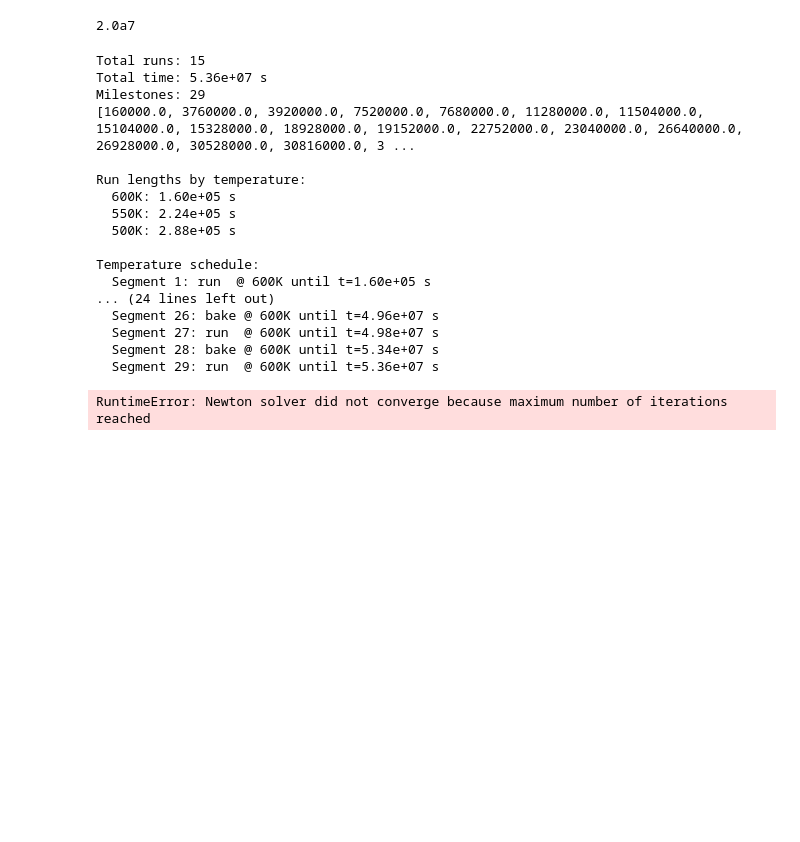
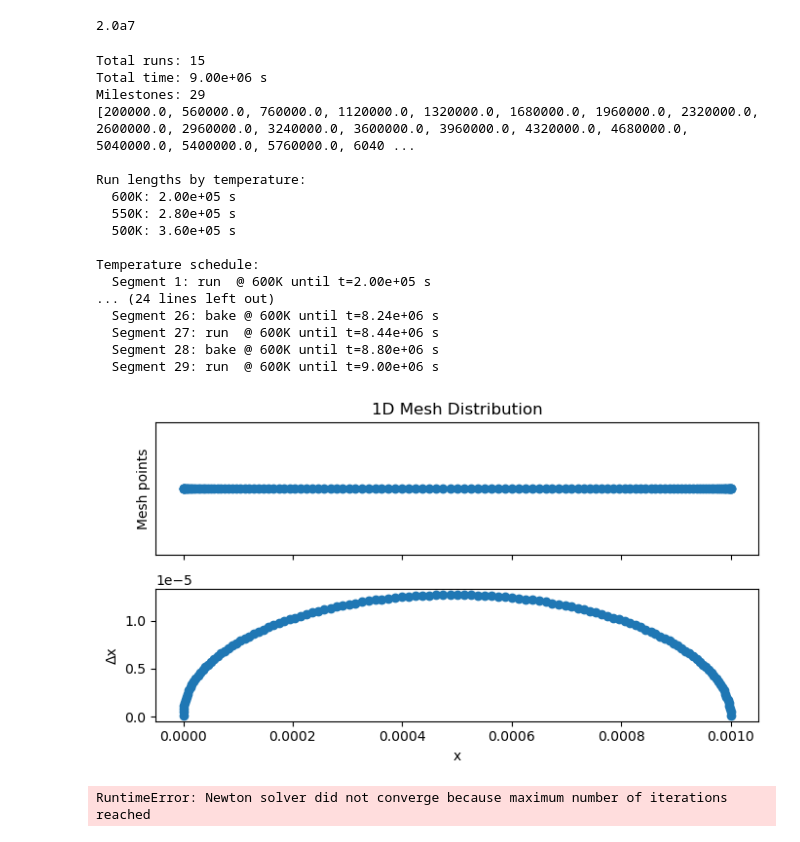
Before and after one commit to WeaverC20/permeation_barrier_analysis, a Jupyter notebook: two_layer_numerical/timelag_analysis.ipynb, the cells around one changed output. Cells and saved outputs as stored; diff of their text form; code cells hidden in the pictures; blank space fills up the shorter version.

```diff
--- a/two_layer_numerical/timelag_analysis.ipynb
+++ b/two_layer_numerical/timelag_analysis.ipynb
@@ -45,8 +45,8 @@ import ufl
 
 # SS
 # ---- User inputs ----
-base_run_length = 1.6e5 # s (base run length for 600K)
-bake_length = 3.6e6 # s
+base_run_length = 2e5 # s (base run length for 600K)
+bake_length = 3.6e5 # s
 runs_per_temp = 3 # number of runs at each temperature
 
 
@@ -156,22 +156,22 @@ def T_func(t):
     return temp_schedule[-1][1]
 # %% [output]
 Total runs: 15
-Total time: 5.36e+07 s
+Total time: 9.00e+06 s
 Milestones: 29
-[160000.0, 3760000.0, 3920000.0, 7520000.0, 7680000.0, 11280000.0, 11504000.0, 15104000.0, 15328000.0, 18928000.0, 19152000.0, 22752000.0, 23040000.0, 26640000.0, 26928000.0, 30528000.0, 30816000.0, 3 ...
+[200000.0, 560000.0, 760000.0, 1120000.0, 1320000.0, 1680000.0, 1960000.0, 2320000.0, 2600000.0, 2960000.0, 3240000.0, 3600000.0, 3960000.0, 4320000.0, 4680000.0, 5040000.0, 5400000.0, 5760000.0, 6040 ...
 
 Run lengths by temperature:
-  600K: 1.60e+05 s
-  550K: 2.24e+05 s
-  500K: 2.88e+05 s
+  600K: 2.00e+05 s
+  550K: 2.80e+05 s
+  500K: 3.60e+05 s
 
 Temperature schedule:
-  Segment 1: run  @ 600K until t=1.60e+05 s
+  Segment 1: run  @ 600K until t=2.00e+05 s
 ... (24 lines left out)
-  Segment 26: bake @ 600K until t=4.96e+07 s
-  Segment 27: run  @ 600K until t=4.98e+07 s
-  Segment 28: bake @ 600K until t=5.34e+07 s
-  Segment 29: run  @ 600K until t=5.36e+07 s
+  Segment 26: bake @ 600K until t=8.24e+06 s
+  Segment 27: run  @ 600K until t=8.44e+06 s
+  Segment 28: bake @ 600K until t=8.80e+06 s
+  Segment 29: run  @ 600K until t=9.00e+06 s
 # %%
 # Set the temperature function (defined in previous cell)
 my_model.temperature = T_func
@@ -179,7 +179,13 @@ my_model.temperature = T_func
 # Set up model
 H, trapped_H1, trapped_H2, empty_trap1, empty_trap2 = define_species(my_model, w_atom_density)
 
-vertices = np.linspace(0, substrate_thick, num=50)
+
+N = 125
+s = np.linspace(0, 1, N)
+vertices = substrate_thick * 0.5 * (1 - np.cos(np.pi * s))
+plot_1d_mesh(vertices)
+
+# vertices = np.linspace(0, substrate_thick, num=250)
 
 my_model.mesh = F.Mesh1D(vertices)
 
@@ -192,41 +198,54 @@ define_trapping_reactions(my_model, H, trapped_H1, trapped_H2, empty_trap1, empt
 # settings(my_model, final_time, milestones=milestones)
 
 # Enforce small timesteps for 1000 seconds after each milestone
+# settings(
+#     my_model,
+#     final_time,
+#     growth_factor=1.05,
+#     cutback_factor=0.9,
+#     max_stepsize=300,
+#     milestones=milestones,
+#     pre_milestone_duration = 1e3,
+#     post_milestone_duration = 1e3,
+#     initial_value = 50
+# )
+
 settings(
     my_model,
     final_time,
-    growth_factor=1.1,
-    cutback_factor=0.2,
-    max_stepsize=200,
+    growth_factor=1.05,
+    cutback_factor=0.9,
+    max_stepsize=500,
     milestones=milestones,
-    pre_milestone_duration = 1e3,
-    post_milestone_duration = 1e3,
-    initial_value = 0.001
+    pre_milestone_duration = 1e4,
+    post_milestone_duration = 1e4,
+    initial_value = 20
 )
 
 # # SS
 # settings(
 #     my_model,
 #     final_time,
 #     growth_factor=1.25,
 #     cutback_factor=0.2,
 #     max_stepsize=300,
 #     milestones=milestones,
 #     pre_milestone_duration = 1e3,
 #     post_milestone_duration = 1e3,
 #     initial_value = 10
 # )
 
 permeation_flux = F.SurfaceFlux(field=H, surface=right_boundary)
 
 my_model.exports = [permeation_flux]
 
 total_trapped_H1 = F.TotalVolume(field=trapped_H1, volume=volume_subdomain)
 
 my_model.initialise()
 
 my_model.run()
 # %% [output]
+[figure, added]
 RuntimeError: Newton solver did not converge because maximum number of iterations reached
 # %%
 times = permeation_flux.t
```
Also changed, not shown: parts of 4 cells of this notebook, 1 other file.
